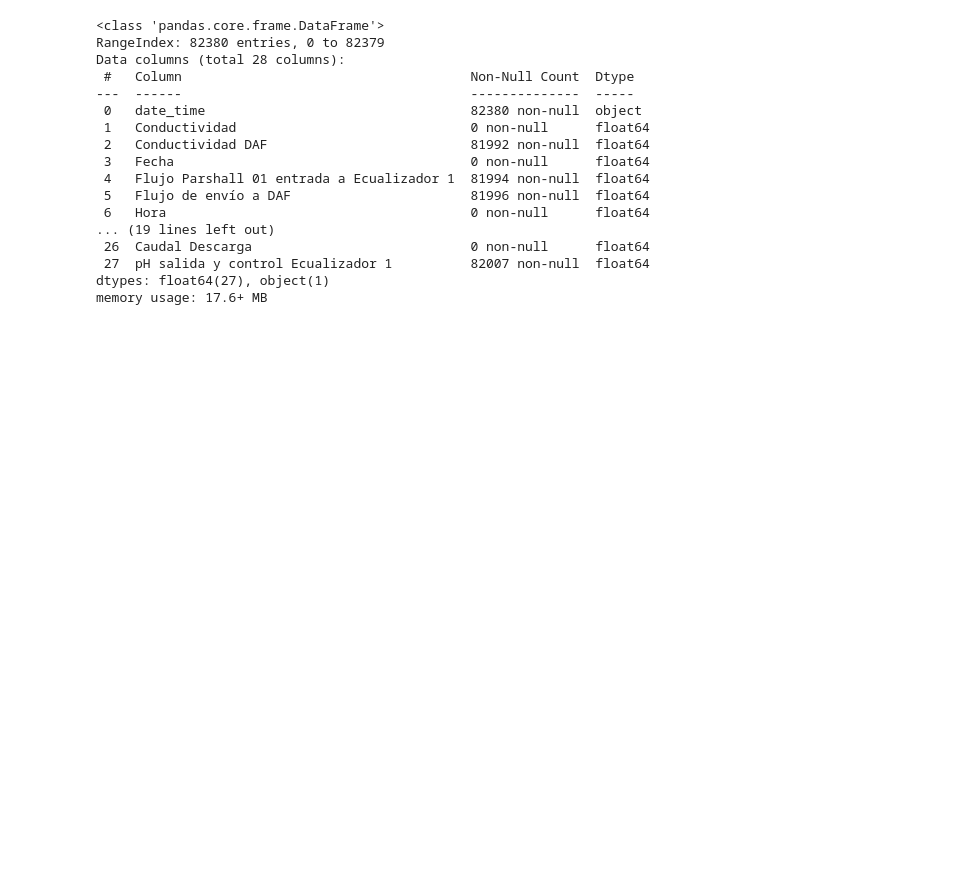
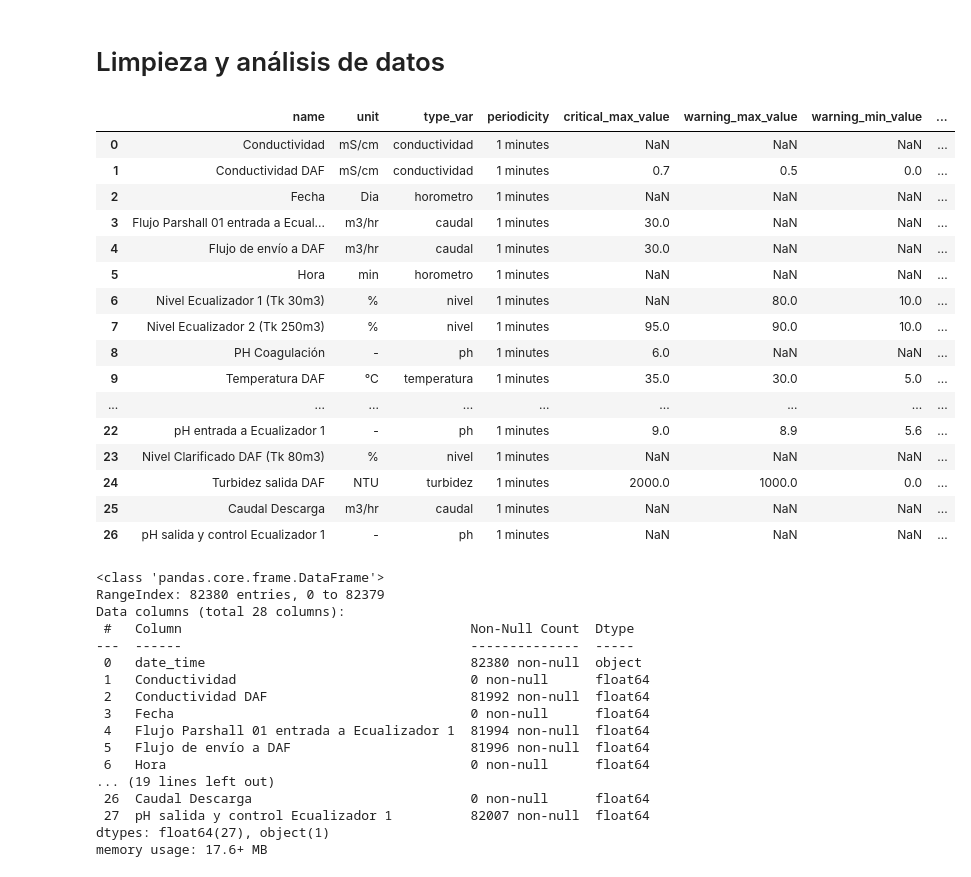
Before and after one commit to fchiapped/Proyecto-Grado, a Jupyter notebook: planta1.ipynb, the cells around one changed output. Cells and saved outputs as stored; diff of their text form; code cells hidden in the pictures; blank space fills up the shorter version.

```diff
--- a/planta1.ipynb
+++ b/planta1.ipynb
@@ -5,3 +10,28 @@ import os
+# %% [markdown]
+# Limpieza y análisis de datos
+# %%
+desc_1 = os.path.join('Proyecto Herramienta para monitoreo de la calidad de datos', '2. Datos', 'planta_1', 'planta_1_descripcion.csv')
+desc_planta_1 = pd.read_csv(desc_1)
+
+desc_planta_1
+# %% [output]
+|  | name | unit | type_var | periodicity | critical_max_value | warning_max_value | warning_min_value | ... |
+| 0 | Conductividad | mS/cm | conductividad | 1 minutes | NaN | NaN | NaN | ... |
+| 1 | Conductividad DAF | mS/cm | conductividad | 1 minutes | 0.7 | 0.5 | 0.0 | ... |
+| 2 | Fecha | Dia | horometro | 1 minutes | NaN | NaN | NaN | ... |
+| 3 | Flujo Parshall 01 entrada a Ecual... | m3/hr | caudal | 1 minutes | 30.0 | NaN | NaN | ... |
+| 4 | Flujo de envío a DAF | m3/hr | caudal | 1 minutes | 30.0 | NaN | NaN | ... |
+| 5 | Hora | min | horometro | 1 minutes | NaN | NaN | NaN | ... |
+| 6 | Nivel Ecualizador 1 (Tk 30m3) | % | nivel | 1 minutes | NaN | 80.0 | 10.0 | ... |
+| 7 | Nivel Ecualizador 2 (Tk 250m3) | % | nivel | 1 minutes | 95.0 | 90.0 | 10.0 | ... |
+| 8 | PH Coagulación | - | ph | 1 minutes | 6.0 | NaN | NaN | ... |
+| 9 | Temperatura DAF | °C | temperatura | 1 minutes | 35.0 | 30.0 | 5.0 | ... |
+| ... | ... | ... | ... | ... | ... | ... | ... | ... |
+| 22 | pH entrada a Ecualizador 1 | - | ph | 1 minutes | 9.0 | 8.9 | 5.6 | ... |
+| 23 | Nivel Clarificado DAF (Tk 80m3) | % | nivel | 1 minutes | NaN | NaN | NaN | ... |
+| 24 | Turbidez salida DAF | NTU | turbidez | 1 minutes | 2000.0 | 1000.0 | 0.0 | ... |
+| 25 | Caudal Descarga | m3/hr | caudal | 1 minutes | NaN | NaN | NaN | ... |
+| 26 | pH salida y control Ecualizador 1 | - | ph | 1 minutes | NaN | NaN | NaN | ... |
 # %%
 planta_1 = os.path.join('Proyecto Herramienta para monitoreo de la calidad de datos', '2. Datos', 'planta_1', 'planta_1_datos.csv')
 df_planta_1 = pd.read_csv(planta_1)
```
Also changed, not shown: parts of 8 cells of this notebook, 1 other file.
